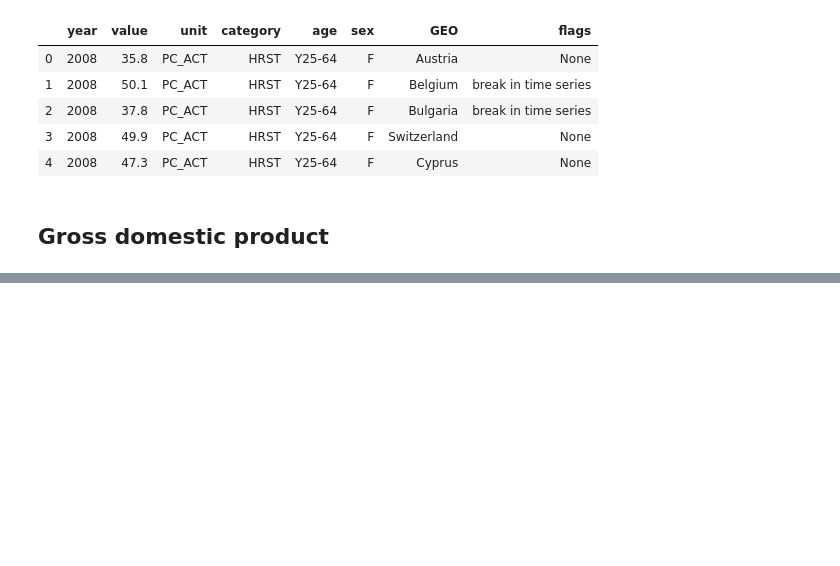
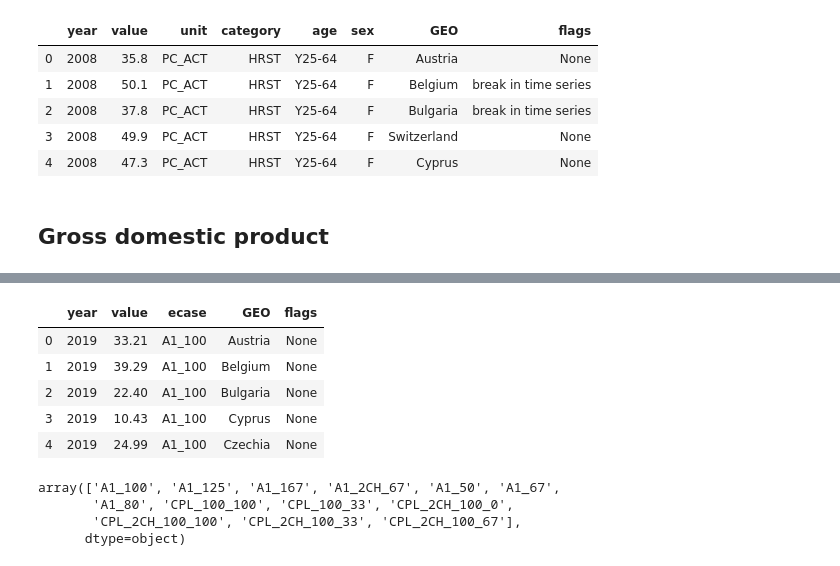
Before and after one commit to ADS-Group-15/eu-productivity-modeling, a Jupyter notebook: notebooks/eda_others.ipynb, the cells around one changed output, grey strips where cells are left out. Drawn from its saved outputs; the diff is of its cells as text; code cells hidden in the pictures; blank space fills up the shorter version.

```diff
--- a/notebooks/eda_others.ipynb
+++ b/notebooks/eda_others.ipynb
@@ -516,0 +530,17 @@ gdp_df.head()
+# %%
+tax_rate_df = preprocess(tax_rate_df)
+tax_rate_df.head()
+# %% [output]
+|  | year | value | ecase | GEO | flags |
+| 0 | 2019 | 33.21 | A1_100 | Austria | None |
+| 1 | 2019 | 39.29 | A1_100 | Belgium | None |
+| 2 | 2019 | 22.40 | A1_100 | Bulgaria | None |
+| 3 | 2019 | 10.43 | A1_100 | Cyprus | None |
+| 4 | 2019 | 24.99 | A1_100 | Czechia | None |
+# %%
+tax_rate_df['ecase'].unique()
+# %% [output]
+array(['A1_100', 'A1_125', 'A1_167', 'A1_2CH_67', 'A1_50', 'A1_67',
+       'A1_80', 'CPL_100_100', 'CPL_100_33', 'CPL_2CH_100_0',
+       'CPL_2CH_100_100', 'CPL_2CH_100_33', 'CPL_2CH_100_67'],
+      dtype=object)
```
Also changed, not shown: parts of 2 cells of this notebook, 5 other files.
